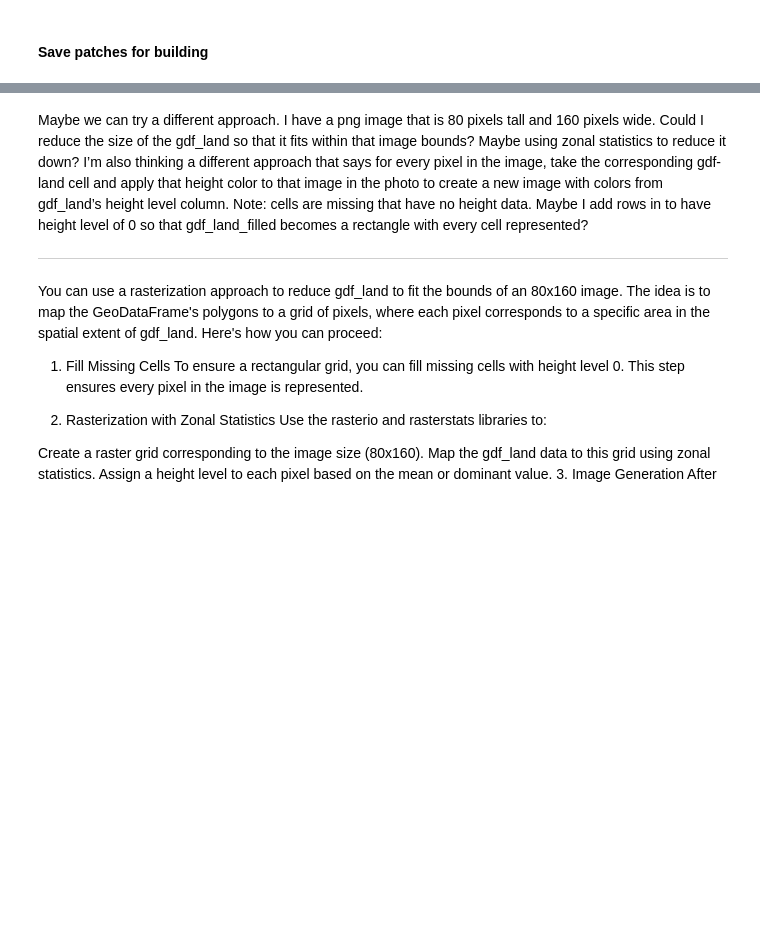
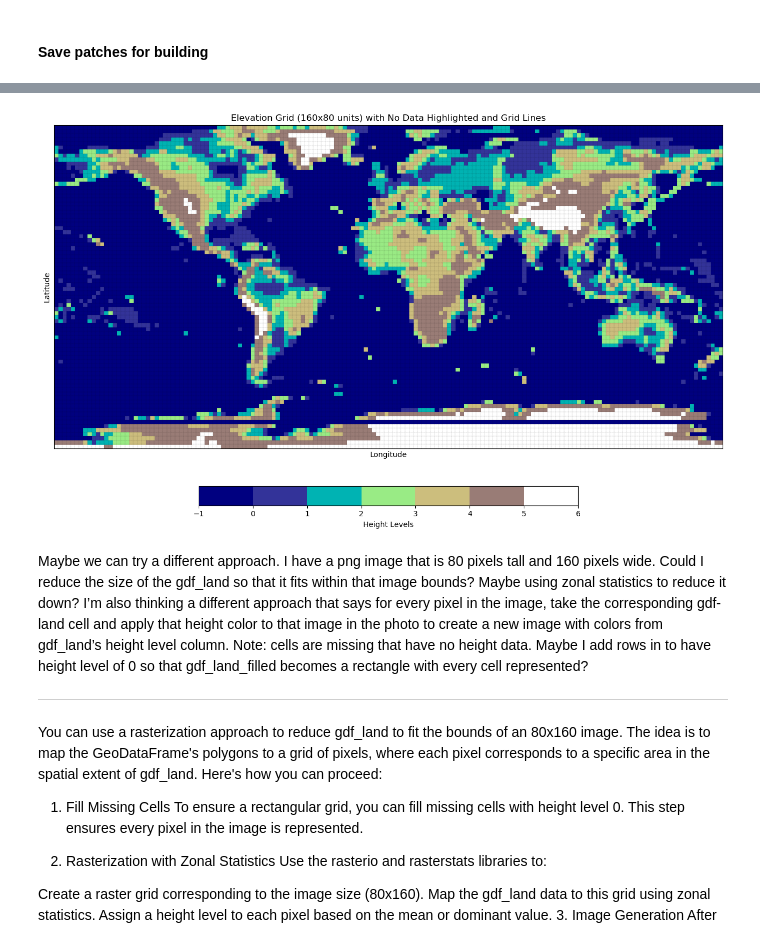
Before and after one commit to sralter/lego_world_map, a Jupyter notebook: lego_world_map.ipynb, the cells around one changed output, grey strips where cells are left out. Cells and saved outputs as stored; diff of their text form; code cells hidden in the pictures; blank space fills up the shorter version.

Commit message:
getting closer - used a different approach to go cell by cell to build a new elevation plot with the right dimensions

```diff
--- a/lego_world_map.ipynb
+++ b/lego_world_map.ipynb
@@ -676,3 +711,73 @@ plt.show()
+# %%
+# Step 1: Define the grid dimensions and bounds
+grid_width = 160
+grid_height = 80
+
+# Dataset bounds
+minx, miny, maxx, maxy = gdf_land.total_bounds
+
+# Compute the grid cell size
+cell_width = (maxx - minx) / grid_width
+cell_height = (maxy - miny) / grid_height
+
+# Step 2: Create an empty grid for height levels
+height_grid = np.full((grid_height, grid_width), -1)  # Fill with -1 for "no data"
+
+# Step 3: Assign height levels to the grid
+for _, row in gdf_land.iterrows():
+    # Determine which grid cell the geometry falls into
+    col = int((row.geometry.bounds[0] - minx) / cell_width)
+    row_idx = int((row.geometry.bounds[1] - miny) / cell_height)
+
+    # Ensure indices are within bounds
+    col = min(max(col, 0), grid_width - 1)
+    row_idx = min(max(row_idx, 0), grid_height - 1)
+
+    # Assign the height level
+    height_grid[row_idx, col] = row.height_level
+
+# Step 4: Create a custom colormap
+n_levels = 6  # Number of height levels
+terrain_colors = plt.cm.terrain(np.linspace(0, 1, n_levels))  # Existing terrain colors
+dark_blue = np.array([[0, 0, 0.5, 1]])  # RGBA for dark blue
+all_colors = np.vstack((dark_blue, terrain_colors))  # Add dark blue as the first color
+custom_cmap = mcolors.ListedColormap(all_colors)
+
+# Normalize the data (account for -1 as "no data")
+norm = mcolors.BoundaryNorm(boundaries=[-1, 0] + list(range(1, n_levels + 1)), ncolors=all_colors.shape[0])
+
+# Step 5: Plot using imshow
+fig, ax = plt.subplots(figsize=(16, 8))  # Aspect ratio matches 160x80
+cax = ax.imshow(height_grid, cmap=custom_cmap, extent=[minx, maxx, miny, maxy],
+                origin='lower', norm=norm, interpolation='nearest')
+
+# Add a colorbar
+cbar = fig.colorbar(cax, ax=ax, orientation='horizontal', fraction=0.05, pad=0.1)
+cbar.set_label('Height Levels')
+
+# Add grid lines
+# Vertical lines
+for x in np.arange(minx, maxx, cell_width):
+    ax.axvline(x, color='black', linewidth=0.2, linestyle='--', alpha=0.5)
+
+# Horizontal lines
+for y in np.arange(miny, maxy, cell_height):
+    ax.axhline(y, color='black', linewidth=0.2, linestyle='--', alpha=0.5)
+
+# Hide tick labels
+ax.set_xticks([])
+ax.set_yticks([])
+
+# Titles and axis adjustments
+ax.set_title("Elevation Grid (160x80 units) with No Data Highlighted and Grid Lines")
+ax.set_xlabel("Longitude")
+ax.set_ylabel("Latitude")
+
+plt.tight_layout()
+plt.savefig("figures/elevation_grid_160x80_with_grid_lines.png", dpi=300, bbox_inches='tight')
+plt.show()
+# %% [output]
+[figure, added]
 # %% [markdown]
 Maybe we can try a different approach. I have a png image that is 80 pixels tall and 160 pixels wide. Could I reduce the size of the gdf_land so that it fits within that image bounds? Maybe using zonal statistics to reduce it down? I’m also thinking a different approach that says for every pixel in the image, take the corresponding gdf-land cell and apply that height color to that image in the photo to create a new image with colors from gdf_land’s height level column. Note: cells are missing that have no height data. Maybe I add rows in to have height level of 0 so that gdf_land_filled becomes a rectangle with every cell represented?
 
```
Also changed, not shown: parts of 7 cells of this notebook, 11 other files.
